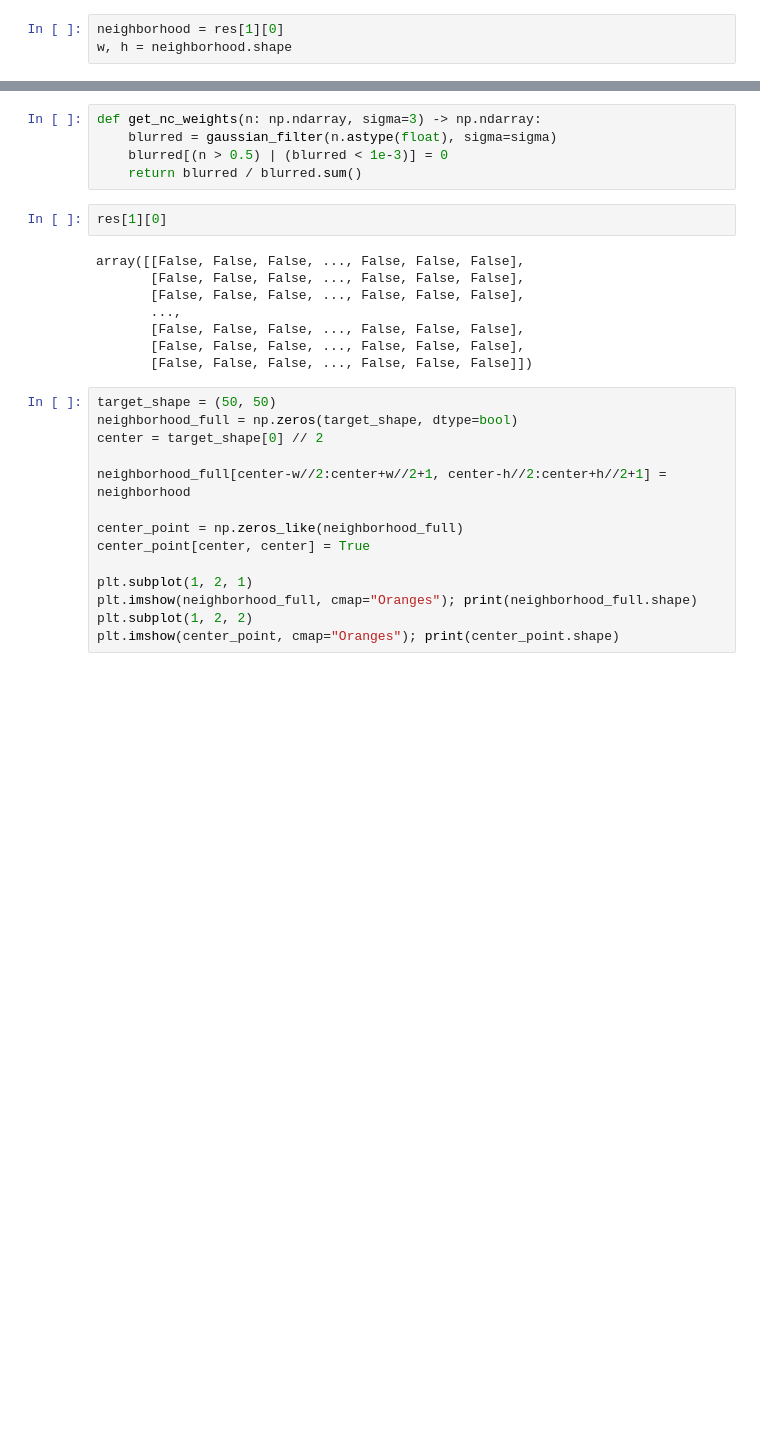
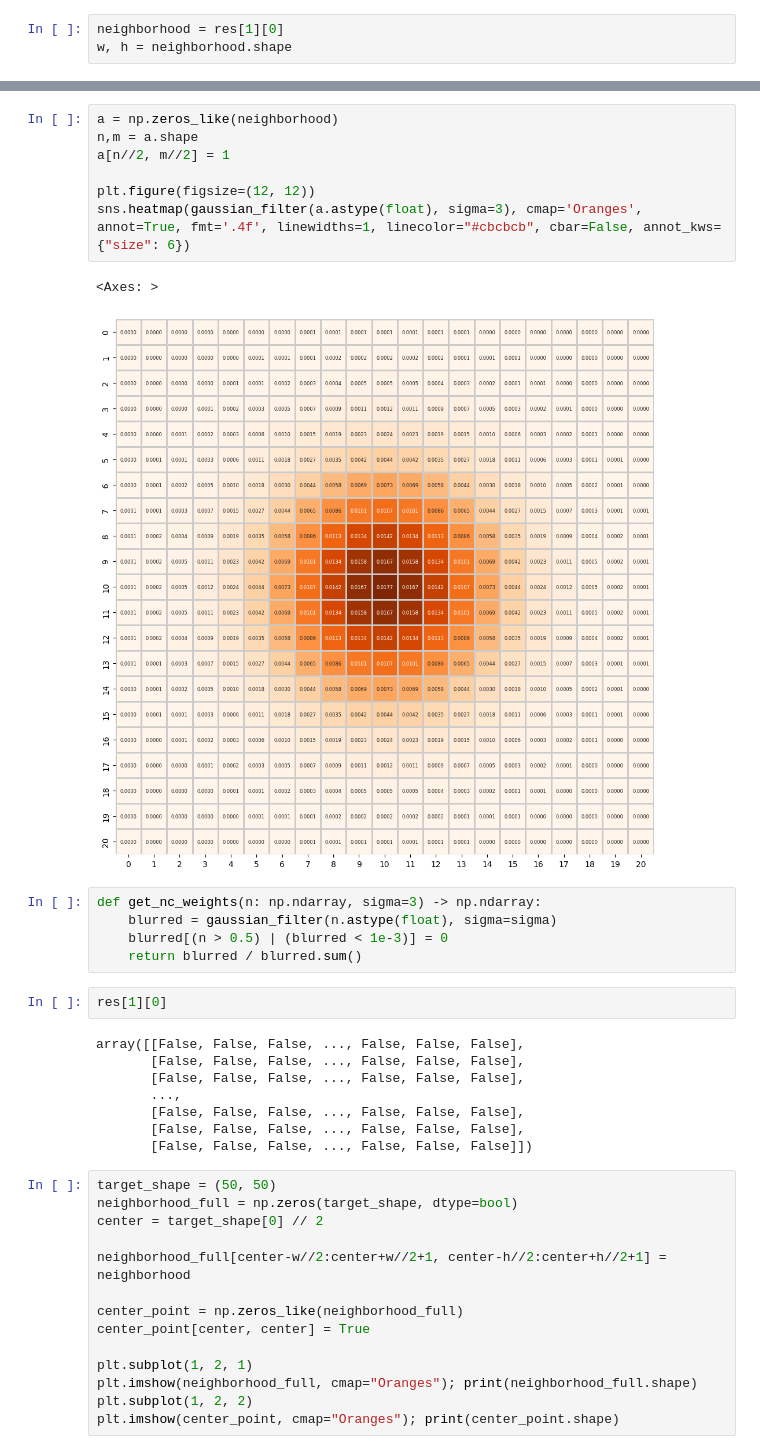
Before and after one commit to hrjtju/BIMSA, a Jupyter notebook: predictor_life_simple/notebooks/check_erf.ipynb, the cells around one changed output, grey strips where cells are left out. Drawn from its saved outputs; the diff is of its cells as text; blank space fills up the shorter version.

```diff
--- a/predictor_life_simple/notebooks/check_erf.ipynb
+++ b/predictor_life_simple/notebooks/check_erf.ipynb
@@ -262,3 +263,13 @@ Text(0.5, 1.0, '\nWeight of Neighborhood Complement\n')
+# %%
+a = np.zeros_like(neighborhood)
+n,m = a.shape
+a[n//2, m//2] = 1
+
+plt.figure(figsize=(12, 12))
+sns.heatmap(gaussian_filter(a.astype(float), sigma=3), cmap='Oranges', annot=True, fmt='.4f', linewidths=1, linecolor="#cbcbcb", cbar=False, annot_kws={"size": 6})
+# %% [output]
+<Axes: >
+[figure, added]
 # %%
 def get_nc_weights(n: np.ndarray, sigma=3) -> np.ndarray:
     blurred = gaussian_filter(n.astype(float), sigma=sigma)
```
Also changed, not shown: parts of 11 cells of this notebook, 4 other files.
